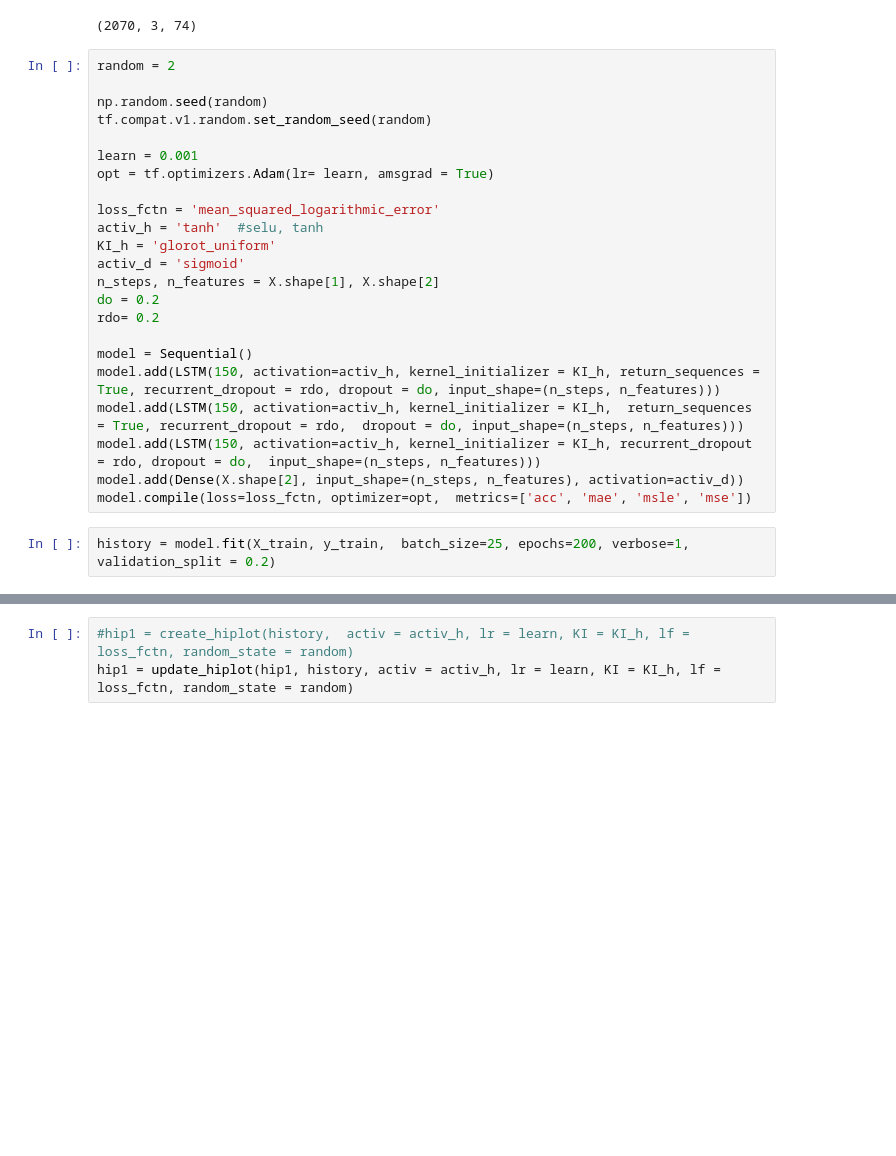
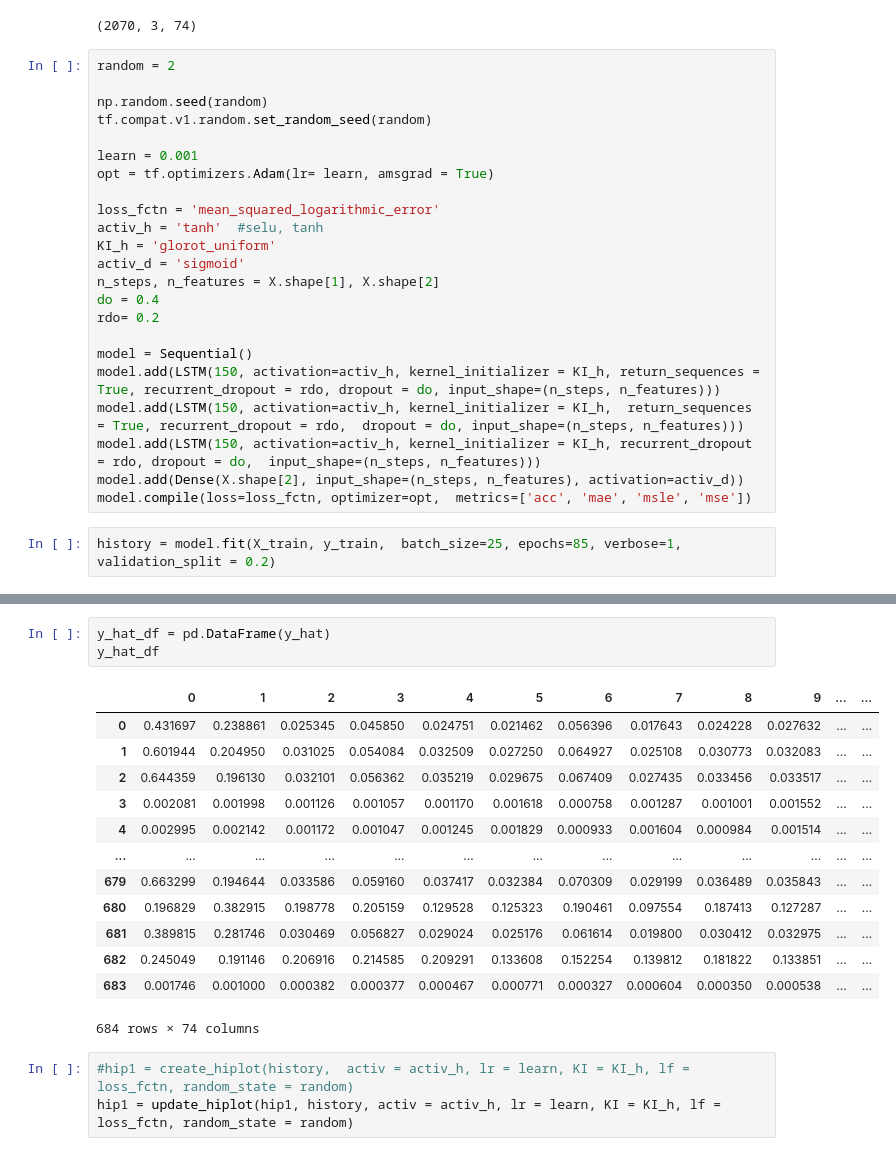
Before and after one commit to madkehl/LSTMPassiveSensing, a Jupyter notebook: LSTMs.ipynb, the cells around one changed output, grey strips where cells are left out. Cells and saved outputs as stored; diff of their text form; blank space fills up the shorter version.

```diff
--- a/LSTMs.ipynb
+++ b/LSTMs.ipynb
@@ -277,7 +299,7 @@ activ_h = 'tanh'  #selu, tanh
 KI_h = 'glorot_uniform'
 activ_d = 'sigmoid'
 n_steps, n_features = X.shape[1], X.shape[2]
-do = 0.2
+do = 0.4
 rdo= 0.2
 
 model = Sequential()
@@ -287,6 +309,6 @@ model.add(LSTM(150, activation=activ_h, kernel_initializer = KI_h, recurrent_dro
 model.add(Dense(X.shape[2], input_shape=(n_steps, n_features), activation=activ_d))
 model.compile(loss=loss_fctn, optimizer=opt,  metrics=['acc', 'mae', 'msle', 'mse'])
 # %%
-history = model.fit(X_train, y_train,  batch_size=25, epochs=200, verbose=1, validation_split = 0.2)
+history = model.fit(X_train, y_train,  batch_size=25, epochs=85, verbose=1, validation_split = 0.2)
 # %% [output]
 Train on 1108 samples, validate on 278 samples
@@ -363,3 +362,20 @@ array([2.47202442e-01, 1.00000000e+00, 1.00000000e+00, 1.00000000e+00,
+# %%
+y_hat_df = pd.DataFrame(y_hat)
+y_hat_df
+# %% [output]
+|  | 0 | 1 | 2 | 3 | 4 | 5 | 6 | 7 | 8 | 9 | ... | ... |
+| 0 | 0.431697 | 0.238861 | 0.025345 | 0.045850 | 0.024751 | 0.021462 | 0.056396 | 0.017643 | 0.024228 | 0.027632 | ... | ... |
+| 1 | 0.601944 | 0.204950 | 0.031025 | 0.054084 | 0.032509 | 0.027250 | 0.064927 | 0.025108 | 0.030773 | 0.032083 | ... | ... |
+| 2 | 0.644359 | 0.196130 | 0.032101 | 0.056362 | 0.035219 | 0.029675 | 0.067409 | 0.027435 | 0.033456 | 0.033517 | ... | ... |
+| 3 | 0.002081 | 0.001998 | 0.001126 | 0.001057 | 0.001170 | 0.001618 | 0.000758 | 0.001287 | 0.001001 | 0.001552 | ... | ... |
+| 4 | 0.002995 | 0.002142 | 0.001172 | 0.001047 | 0.001245 | 0.001829 | 0.000933 | 0.001604 | 0.000984 | 0.001514 | ... | ... |
+| ... | ... | ... | ... | ... | ... | ... | ... | ... | ... | ... | ... | ... |
+| 679 | 0.663299 | 0.194644 | 0.033586 | 0.059160 | 0.037417 | 0.032384 | 0.070309 | 0.029199 | 0.036489 | 0.035843 | ... | ... |
+| 680 | 0.196829 | 0.382915 | 0.198778 | 0.205159 | 0.129528 | 0.125323 | 0.190461 | 0.097554 | 0.187413 | 0.127287 | ... | ... |
+| 681 | 0.389815 | 0.281746 | 0.030469 | 0.056827 | 0.029024 | 0.025176 | 0.061614 | 0.019800 | 0.030412 | 0.032975 | ... | ... |
+| 682 | 0.245049 | 0.191146 | 0.206916 | 0.214585 | 0.209291 | 0.133608 | 0.152254 | 0.139812 | 0.181822 | 0.133851 | ... | ... |
+| 683 | 0.001746 | 0.001000 | 0.000382 | 0.000377 | 0.000467 | 0.000771 | 0.000327 | 0.000604 | 0.000350 | 0.000538 | ... | ... |
+684 rows × 74 columns
 # %%
 #hip1 = create_hiplot(history,  activ = activ_h, lr = learn, KI = KI_h, lf = loss_fctn, random_state = random)
 hip1 = update_hiplot(hip1, history, activ = activ_h, lr = learn, KI = KI_h, lf = loss_fctn, random_state = random)
```
Also changed, not shown: parts of 12 cells of this notebook.
